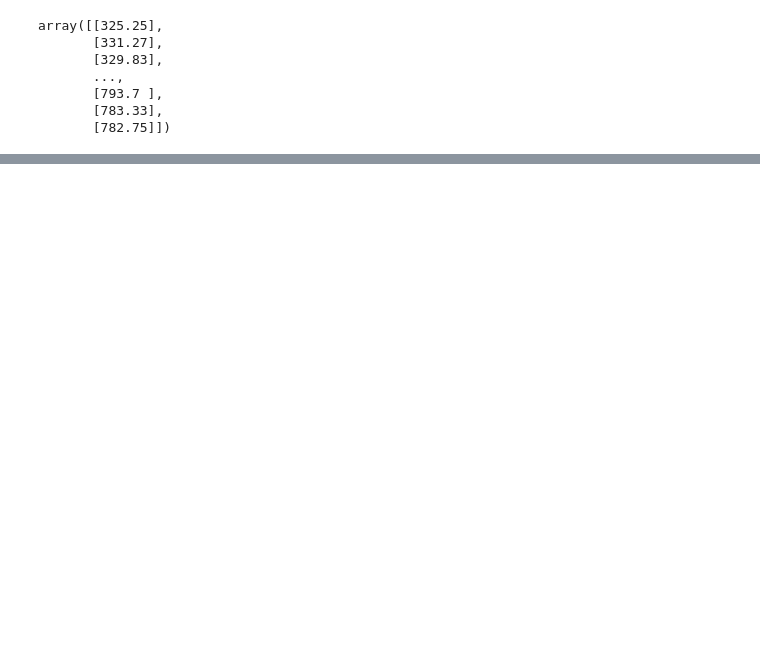
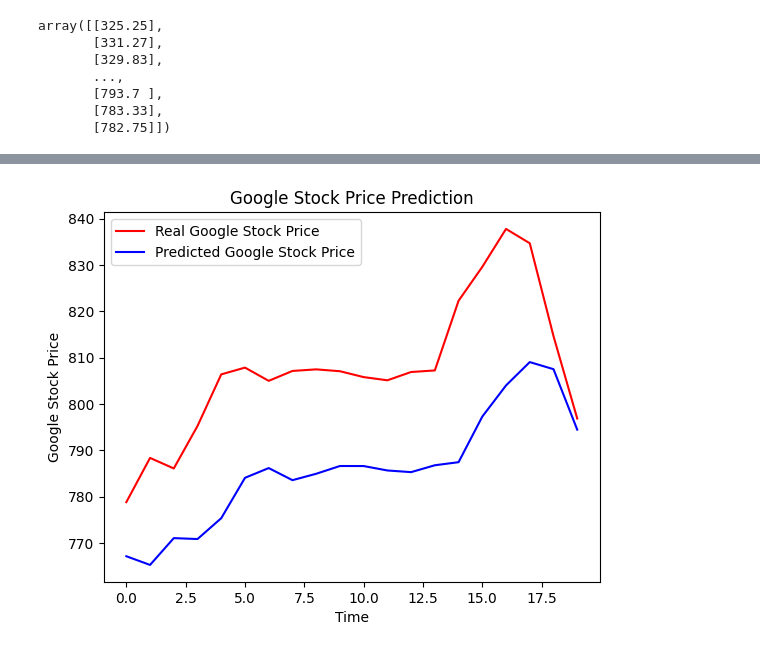
Before and after one commit to Tharunopi/Tharun-s-training-data, a Jupyter notebook: Udemy deep learning/RNN/RNN_training.ipynb, the cells around one changed output, grey strips where cells are left out. Cells and saved outputs as stored; diff of their text form; code cells hidden in the pictures; blank space fills up the shorter version.

```diff
--- a/Udemy deep learning/RNN/RNN_training.ipynb
+++ b/Udemy deep learning/RNN/RNN_training.ipynb
@@ -39,0 +246,10 @@ array([[0.08581368],
+# %%
+plt.plot(real, color = 'red', label = 'Real Google Stock Price')
+plt.plot(sc.inverse_transform(pred), color = 'blue', label = 'Predicted Google Stock Price')
+plt.title('Google Stock Price Prediction')
+plt.xlabel('Time')
+plt.ylabel('Google Stock Price')
+plt.legend()
+plt.show()
+# %% [output]
+[figure, added]
```
Also changed, not shown: parts of 28 cells of this notebook, 1 other file.
